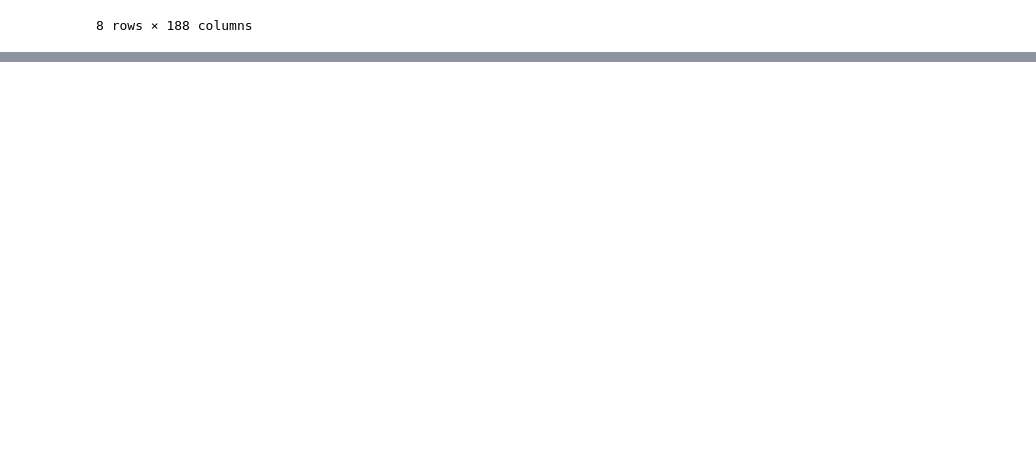
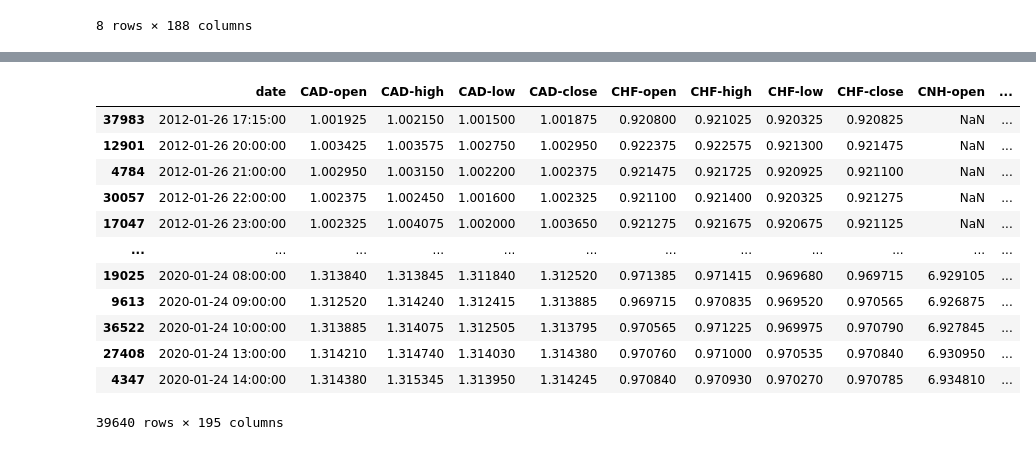
Before and after one commit to Charles-Gormley/Canada-US-FX-Model, a Jupyter notebook: throwaway.ipynb, the cells around one changed output, grey strips where cells are left out. Saved outputs shown, nothing was run; the diff lists cells and outputs as text; code cells hidden in the pictures; blank space fills up the shorter version.

```diff
--- a/throwaway.ipynb
+++ b/throwaway.ipynb
@@ -33,0 +81,25 @@ df_x.describe()
+# %%
+df_x['day_of_week'] = df_x['date'].dt.dayofweek
+df_x['m'] = df_x['date'].dt.month
+df_x['y'] = df_x['date'].dt.year
+df_x['quarter'] = df_x['date'].dt.quarter
+df_x['hour'] = df_x['date'].dt.hour
+df_x['minute'] = df_x['date'].dt.minute
+# %%
+df_x = df_x.sort_values(by='date')
+# %%
+df_x
+# %% [output]
+|  | date | CAD-open | CAD-high | CAD-low | CAD-close | CHF-open | CHF-high | CHF-low | CHF-close | CNH-open | ... |
+| 37983 | 2012-01-26 17:15:00 | 1.001925 | 1.002150 | 1.001500 | 1.001875 | 0.920800 | 0.921025 | 0.920325 | 0.920825 | NaN | ... |
+| 12901 | 2012-01-26 20:00:00 | 1.003425 | 1.003575 | 1.002750 | 1.002950 | 0.922375 | 0.922575 | 0.921300 | 0.921475 | NaN | ... |
+| 4784 | 2012-01-26 21:00:00 | 1.002950 | 1.003150 | 1.002200 | 1.002375 | 0.921475 | 0.921725 | 0.920925 | 0.921100 | NaN | ... |
+| 30057 | 2012-01-26 22:00:00 | 1.002375 | 1.002450 | 1.001600 | 1.002325 | 0.921100 | 0.921400 | 0.920325 | 0.921275 | NaN | ... |
+| 17047 | 2012-01-26 23:00:00 | 1.002325 | 1.004075 | 1.002000 | 1.003650 | 0.921275 | 0.921675 | 0.920675 | 0.921125 | NaN | ... |
+| ... | ... | ... | ... | ... | ... | ... | ... | ... | ... | ... | ... |
+| 19025 | 2020-01-24 08:00:00 | 1.313840 | 1.313845 | 1.311840 | 1.312520 | 0.971385 | 0.971415 | 0.969680 | 0.969715 | 6.929105 | ... |
+| 9613 | 2020-01-24 09:00:00 | 1.312520 | 1.314240 | 1.312415 | 1.313885 | 0.969715 | 0.970835 | 0.969520 | 0.970565 | 6.926875 | ... |
+| 36522 | 2020-01-24 10:00:00 | 1.313885 | 1.314075 | 1.312505 | 1.313795 | 0.970565 | 0.971225 | 0.969975 | 0.970790 | 6.927845 | ... |
+| 27408 | 2020-01-24 13:00:00 | 1.314210 | 1.314740 | 1.314030 | 1.314380 | 0.970760 | 0.971000 | 0.970535 | 0.970840 | 6.930950 | ... |
+| 4347 | 2020-01-24 14:00:00 | 1.314380 | 1.315345 | 1.313950 | 1.314245 | 0.970840 | 0.970930 | 0.970270 | 0.970785 | 6.934810 | ... |
+39640 rows × 195 columns
```
Also changed, not shown: parts of 15 cells of this notebook, 1 other file.
